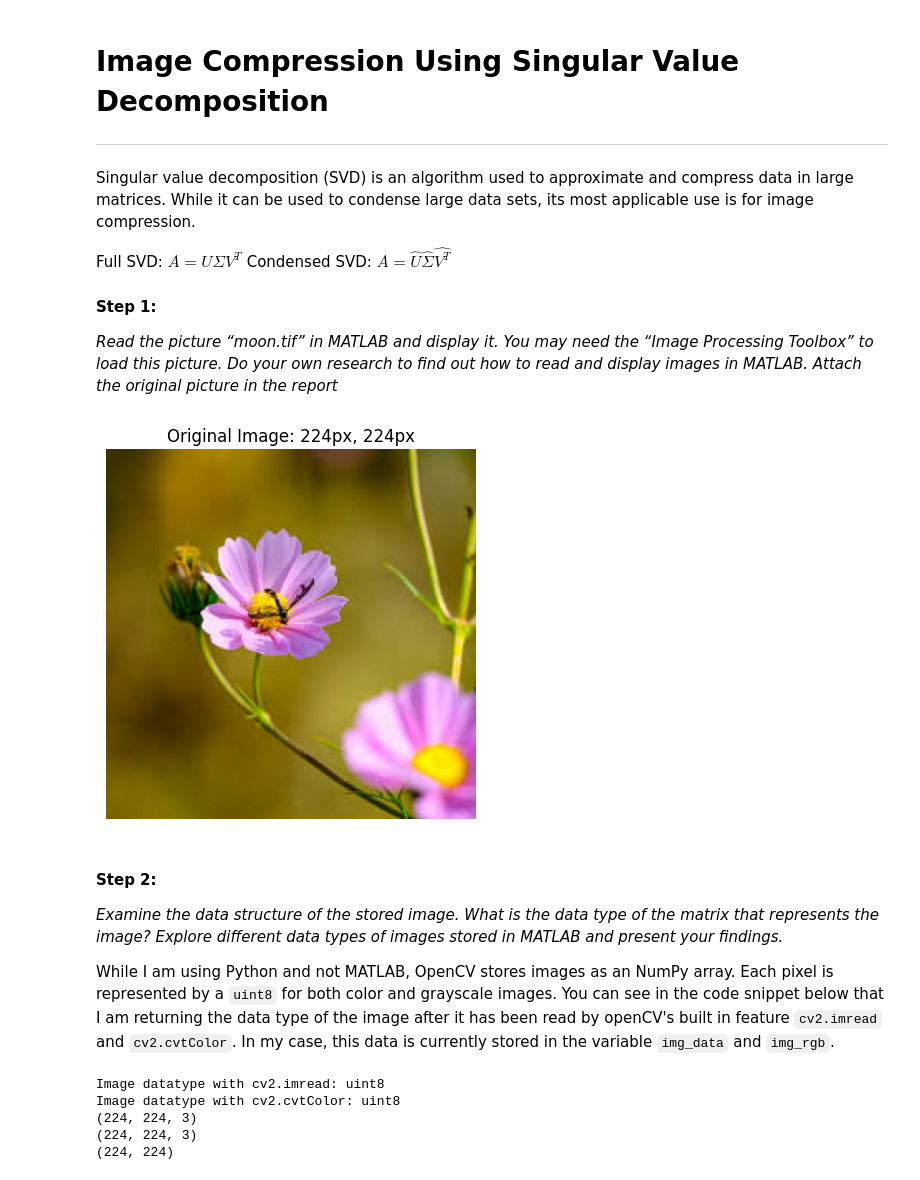
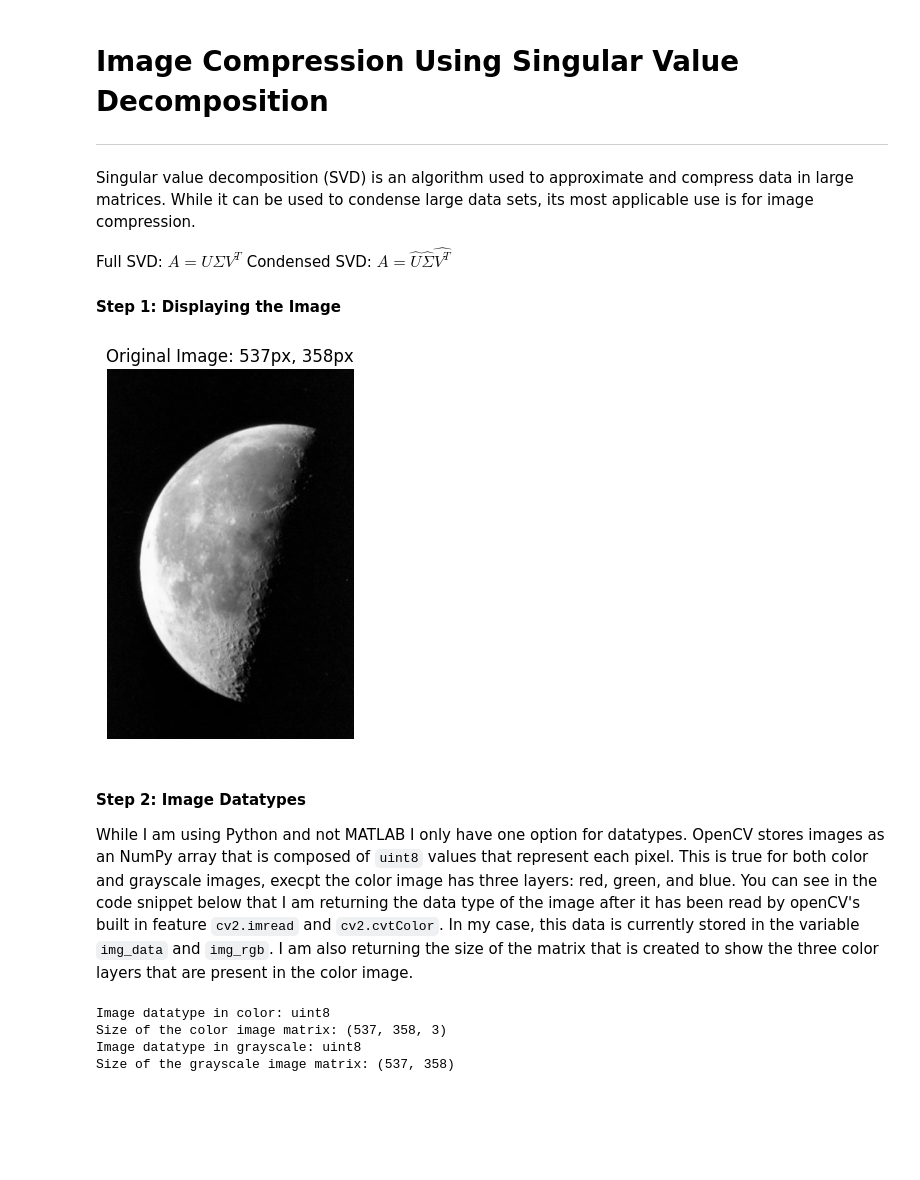
Before and after one commit to kmhswimgirl/svd_compression, a Jupyter notebook: svd_doc.ipynb, the cells around one changed output. Drawn from its saved outputs; the diff is of its cells as text; code cells hidden in the pictures; blank space fills up the shorter version.

Commit message:
added actual images

```diff
--- a/svd_doc.ipynb
+++ b/svd_doc.ipynb
@@ -6,51 +6,46 @@ Singular value decomposition (SVD) is an algorithm used to approximate and compr
 Full SVD:  $ A = U \Sigma V^T $ </br>
 Condensed SVD: $ A = \hat{U} \hat{\Sigma} \hat{V^T}$
 
-#### Step 1:
-_Read the picture “moon.tif” in MATLAB and display it. You may need the “Image
-Processing Toolbox” to load this picture. Do your own research to find out how to
-read and display images in MATLAB. Attach the original picture in the report_
+#### Step 1: Displaying the Image
 # %%
 %matplotlib inline
 import cv2 # pyright: ignore[reportMissingImports]
 import matplotlib.pyplot as plt
 import numpy as np
+import pandas as pd # pyright: ignore[reportMissingImports]
 
-# define the image that is being processed
-img = 'flowers.jpeg'
-img_data = cv2.imread(img)
-img_rgb = cv2.cvtColor(img_data, cv2.COLOR_BGR2RGB)
-img_gs = cv2.imread(img, cv2.IMREAD_GRAYSCALE)
 
-# Return the current image
+# define the images that will be used later
+img_moon = 'moon.tif'
+img_saturn = 'saturn.png'
+
+img_data = cv2.imread(img_moon) # basic image read
+img_rgb = cv2.cvtColor(img_data, cv2.COLOR_BGR2RGB) # color image read
+img_gs = cv2.imread(img_moon, cv2.IMREAD_GRAYSCALE) # grayscale image read
+
+# return the current image
 def show_image(image, title:str):
     img_rgb = cv2.cvtColor(image, cv2.COLOR_BGR2RGB)
     plt.imshow(img_rgb)
     plt.title(title)
     plt.axis('off')
     plt.show()
 
-res = img_data.shape
-show_image(img_data, f"Original Image: {res[0]}px, {res[1]}px")
+res = img_data.shape # resolution
+show_image(img_data, f"Original Image: {res[0]}px, {res[1]}px") # display the image
 # %% [output]
-[figure, old version]
+[figure, new version]
 # %% [markdown]
-#### Step 2:
-_Examine the data structure of the stored image. What is the data type of the
-matrix that represents the image? Explore different data types of images stored in
-MATLAB and present your findings._
-
-While I am using Python and not MATLAB, OpenCV stores images as an NumPy array. Each pixel is represented by a `uint8` for both color and grayscale images. You can see in the code snippet below that I am returning the data type of the image after it has been read by openCV's built in feature `cv2.imread` and `cv2.cvtColor`. In my case, this data is currently stored in the variable `img_data` and `img_rgb`.
+#### Step 2: Image Datatypes
+While I am using Python and not MATLAB I only have one option for datatypes. OpenCV stores images as an NumPy array that is composed of `uint8` values that represent each pixel. This is true for both color and grayscale images, execpt the color image has three layers: red, green, and blue. You can see in the code snippet below that I am returning the data type of the image after it has been read by openCV's built in feature `cv2.imread` and `cv2.cvtColor`. In my case, this data is currently stored in the variable `img_data` and `img_rgb`. I am also returning the size of the matrix that is created to show the three color layers that are present in the color image.
 # %%
-print(f"Image datatype with cv2.imread: {img_data.dtype}")
-print(f"Image datatype with cv2.cvtColor: {img_rgb.dtype}")
-print(img_data.shape)
-print(img_rgb.shape)
-print(img_gs.shape)
+print(f"Image datatype in color: {img_data.dtype}")
+print(f"Size of the color image matrix: {img_rgb.shape}")
+print(f"Image datatype in grayscale: {img_gs.dtype}")
+print(f"Size of the grayscale image matrix: {img_gs.shape}")
 # %% [output]
-Image datatype with cv2.imread: uint8
-Image datatype with cv2.cvtColor: uint8
-(224, 224, 3)
-(224, 224, 3)
-(224, 224)
+Image datatype in color: uint8
+Size of the color image matrix: (537, 358, 3)
+Image datatype in grayscale: uint8
+Size of the grayscale image matrix: (537, 358)
 # %% [markdown]
```
Also changed, not shown: parts of 18 cells of this notebook, 2 other files.
